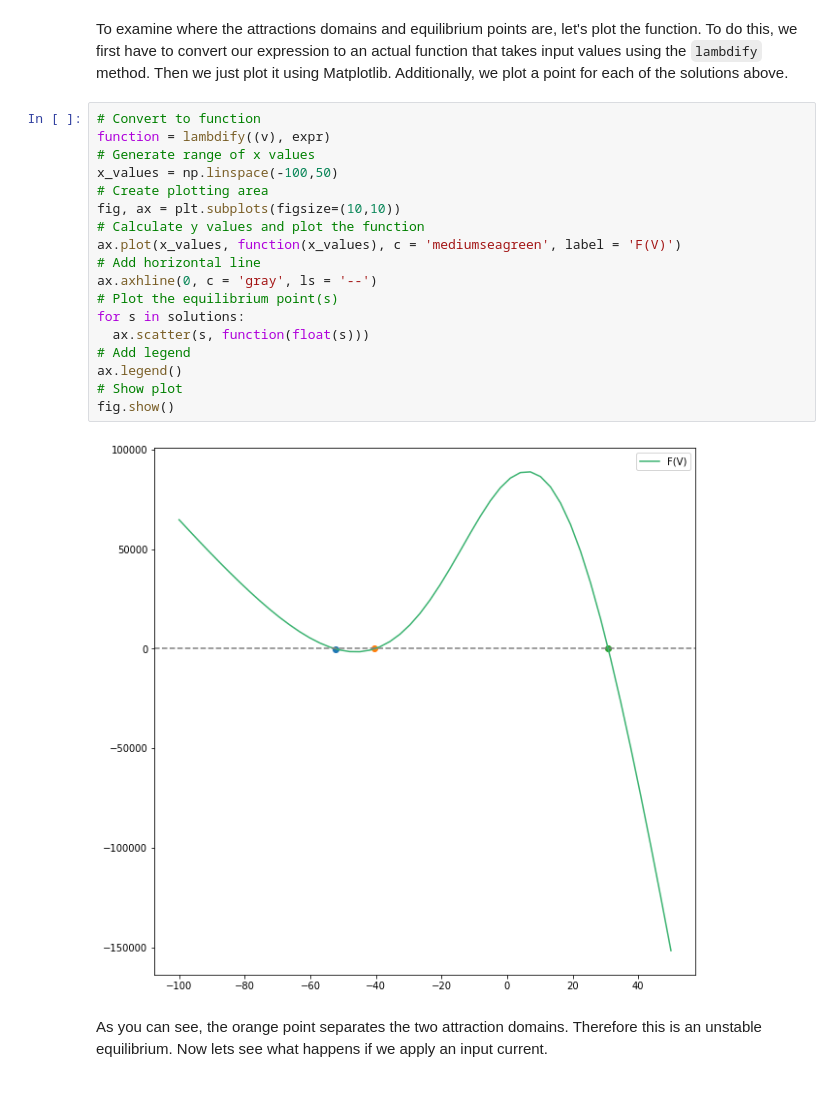
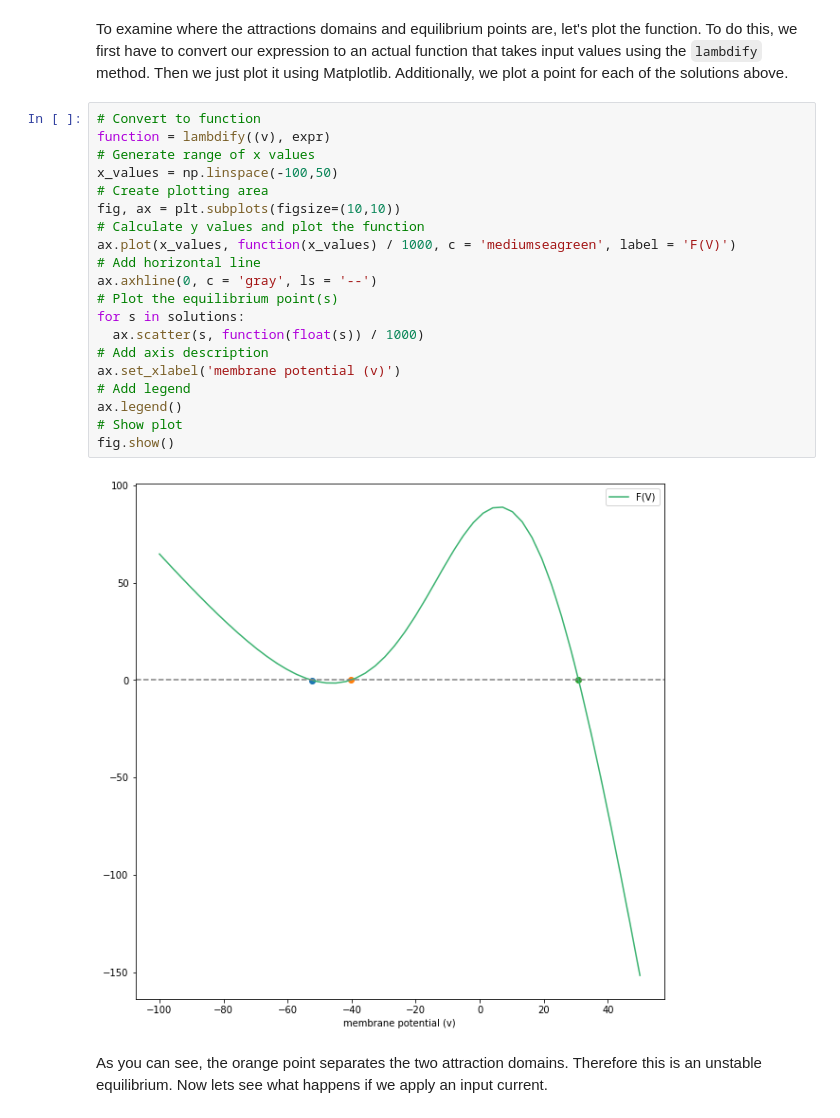
Before and after one commit to DiGyt/neuropynamics, a Jupyter notebook: notebooks/Stability_analysis.ipynb, the cells around one changed output. Drawn from its saved outputs; the diff is of its cells as text.

```diff
--- a/notebooks/Stability_analysis.ipynb
+++ b/notebooks/Stability_analysis.ipynb
@@ -124,23 +126,25 @@ To examine where the attractions domains and equilibrium points are, let's plot
 # %%
 # Convert to function
 function = lambdify((v), expr)
 # Generate range of x values
 x_values = np.linspace(-100,50)
 # Create plotting area
 fig, ax = plt.subplots(figsize=(10,10))
 # Calculate y values and plot the function
-ax.plot(x_values, function(x_values), c = 'mediumseagreen', label = 'F(V)')
+ax.plot(x_values, function(x_values) / 1000, c = 'mediumseagreen', label = 'F(V)')
 # Add horizontal line
 ax.axhline(0, c = 'gray', ls = '--')
 # Plot the equilibrium point(s)
 for s in solutions:
-  ax.scatter(s, function(float(s)))
+  ax.scatter(s, function(float(s)) / 1000)
+# Add axis description
+ax.set_xlabel('membrane potential (v)')
 # Add legend
 ax.legend()
 # Show plot
 fig.show()
 # %% [output]
-[figure, old version]
+[figure, new version]
 # %% [markdown]
 As you can see, the orange point separates the two attraction domains. Therefore this is an unstable equilibrium. Now lets see what happens if we apply an input current.
 # %%
```
Also changed, not shown: parts of 3 cells of this notebook.
